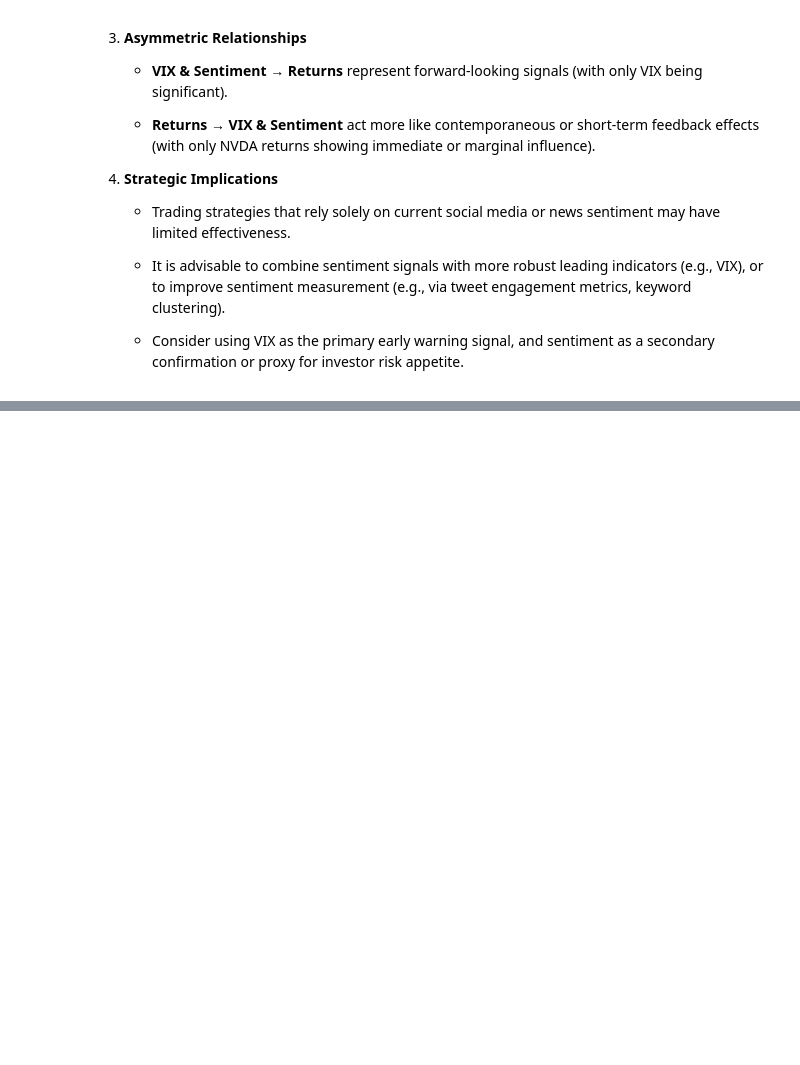
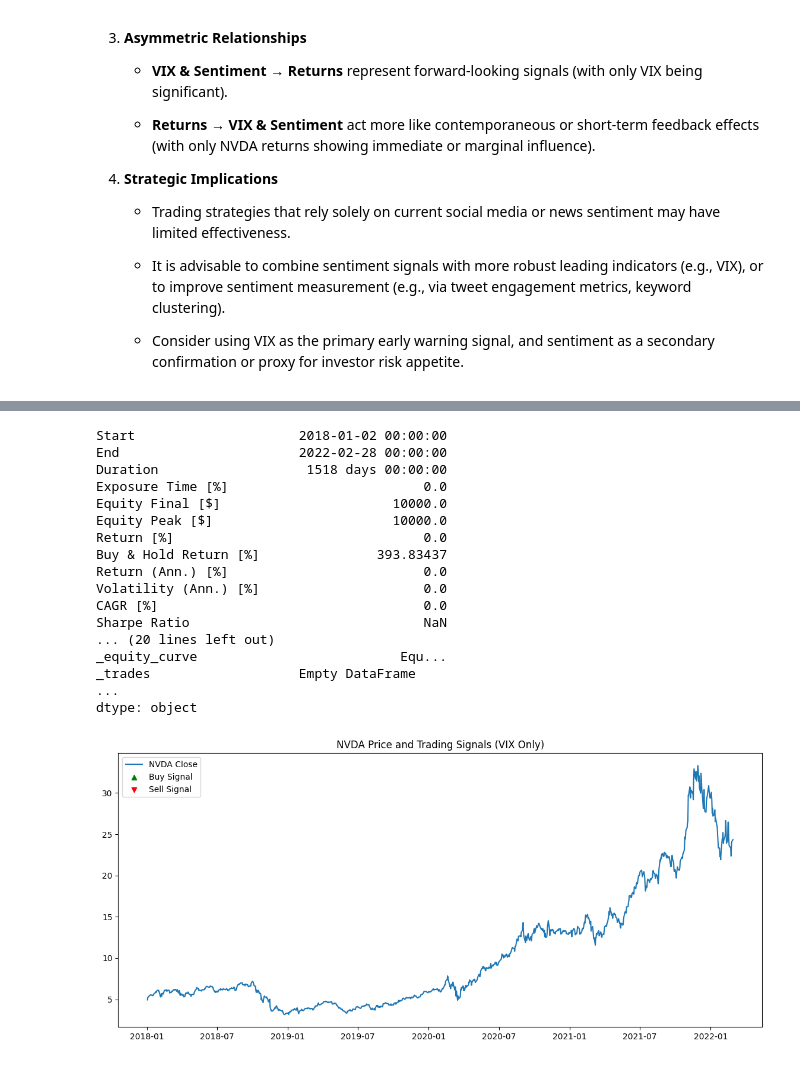
Before and after one commit to INdieCogneuro/IE684-TweetMiner_Market_Sentiment_Analysis, a Jupyter notebook: 4_Analysis/4_CausalityAnalysis.ipynb, the cells around one changed output, grey strips where cells are left out. Saved outputs shown, nothing was run; the diff lists cells and outputs as text; code cells hidden in the pictures; blank space fills up the shorter version.

```diff
--- a/4_Analysis/4_CausalityAnalysis.ipynb
+++ b/4_Analysis/4_CausalityAnalysis.ipynb
@@ -579,0 +677,60 @@ In sum, these findings suggest an asymmetric relationship: while VIX and sentime
+# %%
+import pandas as pd
+import numpy as np
+from backtesting import Backtest, Strategy
+import matplotlib.pyplot as plt
+
+# 1. 读取数据
+df = pd.read_csv('../5_Evaluation/factor_data.csv', parse_dates=['date'])
+
+# 2. 计算VIX z-score
+window = 20
+df['vix_z'] = (df['vix_close'] - df['vix_close'].rolling(window).mean()) / df['vix_close'].rolling(window).std()
+
+# 3. 生成交易信号（只用VIX，不加情绪过滤）
+upper = df['vix_z'].quantile(0.8)
+lower = df['vix_z'].quantile(0.2)
+df['signal'] = 0
+df.loc[df['vix_z'] > upper, 'signal'] = 1
+df.loc[df['vix_z'] < lower, 'signal'] = -1
+
+
+# 4. 构建回测用DataFrame
+bt_data = df[['date', 'nvda_open', 'nvda_high', 'nvda_low', 'nvda_close', 'signal']].copy()
+bt_data.columns = ['Date', 'Open', 'High', 'Low', 'Close', 'signal']
+bt_data = bt_data.set_index('Date').dropna()
+
+# 5. 定义策略
+class VIXOnlyStrategy(Strategy):
+    def init(self):
+        self.signal = self.data.signal
+
+    def next(self):
+        if self.signal[-1] == 1 and not self.position:
+            self.buy()
+        elif self.signal[-1] == -1 and self.position:
+            self.position.close()
+
+# 6. 运行回测
+bt = Backtest(
+    bt_data,
+    VIXOnlyStrategy,
+    cash=10000,
+    commission=0.0005,
+    trade_on_close=True
+)
+results = bt.run()
+bt.plot()
+
+# 7. 输出回测结果
+print(results)
+
+# 8. 可视化信号与价格
+plt.figure(figsize=(14,6))
+plt.plot(bt_data.index, bt_data['Close'], label='NVDA Close')
+plt.scatter(bt_data.index[bt_data['signal']==1], bt_data['Close'][bt_data['signal']==1], marker='^', color='g', label='Buy Signal')
+plt.scatter(bt_data.index[bt_data['signal']==-1], bt_data['Close'][bt_data['signal']==-1], marker='v', color='r', label='Sell Signal')
+plt.legend()
+plt.title('NVDA Price and Trading Signals (VIX Only)')
+plt.show()
+# %% [output]
@@ -579,0 +739,18 @@ In sum, these findings suggest an asymmetric relationship: while VIX and sentime
+Start                     2018-01-02 00:00:00
+End                       2022-02-28 00:00:00
+Duration                   1518 days 00:00:00
+Exposure Time [%]                         0.0
+Equity Final [$]                      10000.0
+Equity Peak [$]                       10000.0
+Return [%]                                0.0
+Buy & Hold Return [%]               393.83437
+Return (Ann.) [%]                         0.0
+Volatility (Ann.) [%]                     0.0
+CAGR [%]                                  0.0
+Sharpe Ratio                              NaN
+... (20 lines left out)
+_equity_curve                          Equ...
+_trades                   Empty DataFrame
+...
+dtype: object
+[figure, added]
```
Also changed, not shown: parts of 8 cells of this notebook, 3 other files.
